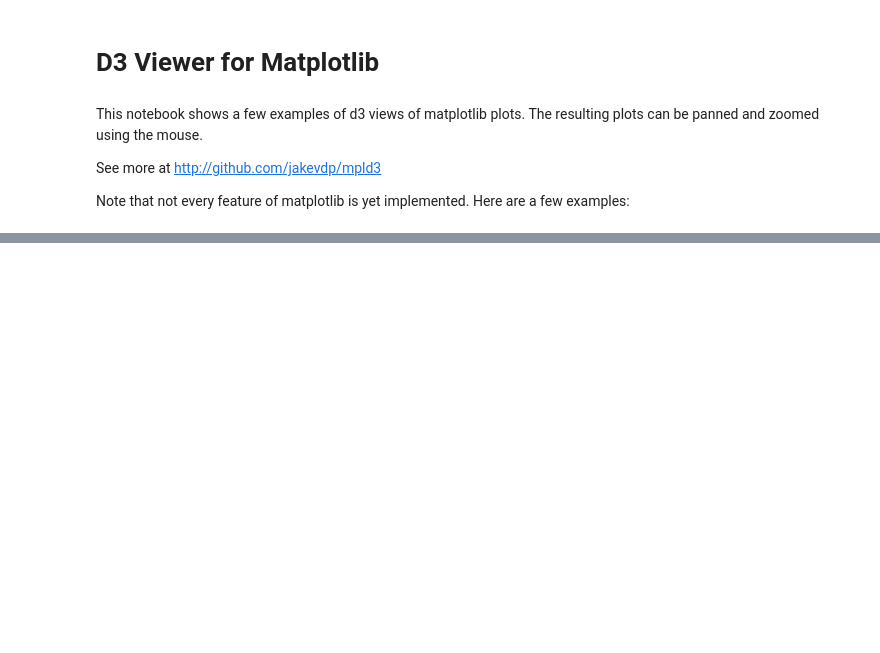
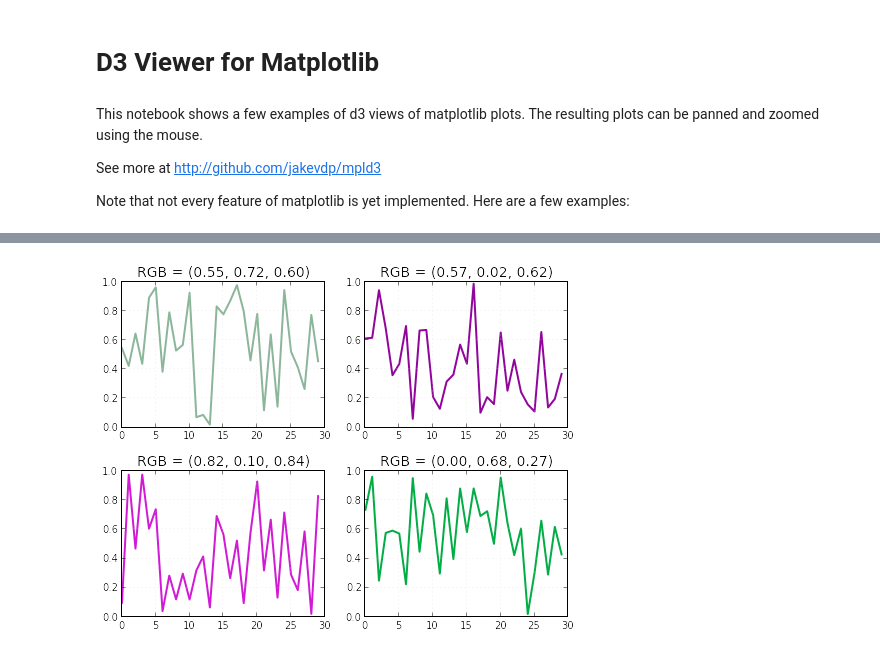
Before and after one commit to mpld3/mpld3, a Jupyter notebook: examples/mpld3_demo.ipynb, the cells around one changed output, grey strips where cells are left out. Drawn from its saved outputs; the diff is of its cells as text; code cells hidden in the pictures; blank space fills up the shorter version.

```diff
--- a/examples/mpld3_demo.ipynb
+++ b/examples/mpld3_demo.ipynb
@@ -57,6 +53,4 @@ for i in range(1, 5):
     ax.set_title("RGB = ({0:.2f}, {1:.2f}, {2:.2f})".format(*color),
                  size=14)
     ax.grid(color='lightgray', alpha=0.7)
-
-display_d3(fig)
 # %% [output]
@@ -63,0 +57 @@ display_d3(fig)
+[figure, added]
```
Also changed, not shown: parts of 5 cells of this notebook, 1 other file.
